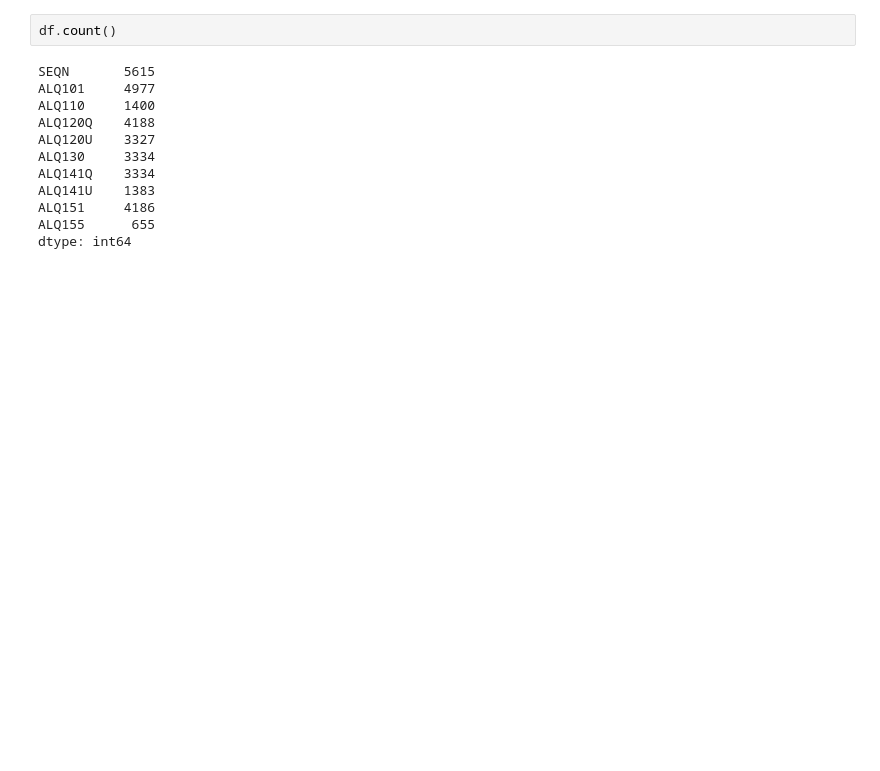
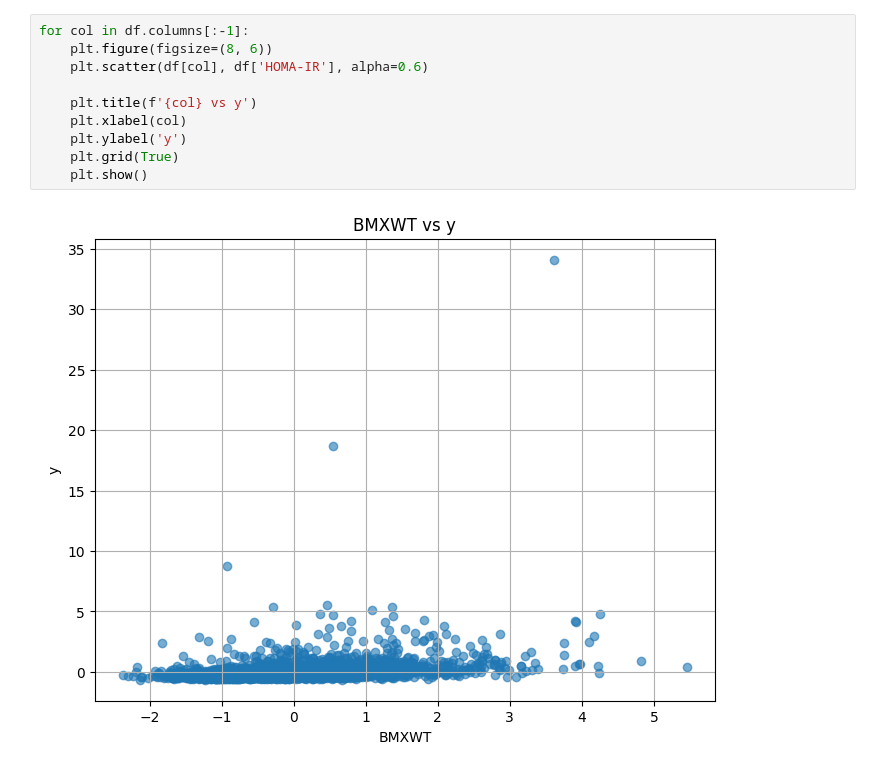
Before and after one commit to OmGuin/nexus-prediction, a Jupyter notebook: data_preprocessing/combine.ipynb, the cells around one changed output. Saved outputs shown, nothing was run; the diff lists cells and outputs as text; blank space fills up the shorter version.

```diff
--- a/data_preprocessing/combine.ipynb
+++ b/data_preprocessing/combine.ipynb
@@ -53,14 +116,12 @@ len(df)
-# %%
-df.count()
-# %% [output]
-SEQN       5615
-ALQ101     4977
-ALQ110     1400
-ALQ120Q    4188
-ALQ120U    3327
-ALQ130     3334
-ALQ141Q    3334
-ALQ141U    1383
-ALQ151     4186
-ALQ155      655
-dtype: int64
+# %%
+for col in df.columns[:-1]:
+    plt.figure(figsize=(8, 6))
+    plt.scatter(df[col], df['HOMA-IR'], alpha=0.6)
+
+    plt.title(f'{col} vs y')
+    plt.xlabel(col)
+    plt.ylabel('y')
+    plt.grid(True)
+    plt.show()
+# %% [output]
+[figure, added]
```
Also changed, not shown: parts of 9 cells of this notebook, 13 other files.
